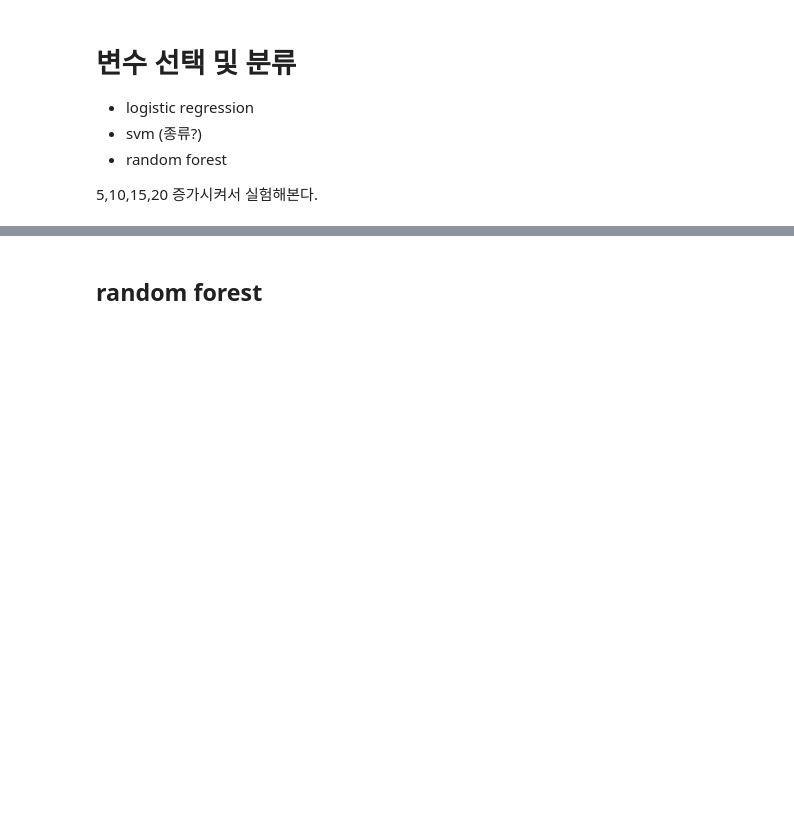
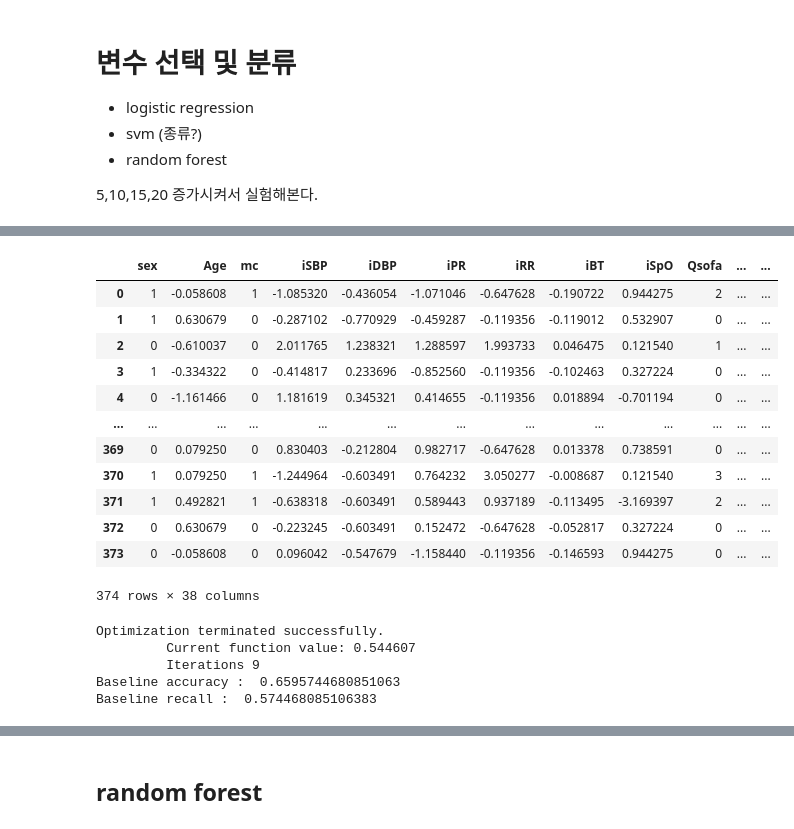
Before and after one commit to bub3690/22-1_multivariate, a Jupyter notebook: final_project/Classification-rftree-pre.ipynb, the cells around one changed output, grey strips where cells are left out. Drawn from its saved outputs; the diff is of its cells as text; code cells hidden in the pictures; blank space fills up the shorter version.

```diff
--- a/final_project/Classification-rftree-pre.ipynb
+++ b/final_project/Classification-rftree-pre.ipynb
@@ -307,0 +384,58 @@ x_test_rftree=x_test_rftree[[ 'bed', '3m-Adm', '1y-UTI', 'Hsp-acq', '3m-Ab','Hb'
+# %%
+import statsmodels.api as sm
+
+numeric_cols=[]
+for idx,col in enumerate(x_train.columns):
+    col_type = x_train[col].dtype
+    if col_type.name !='category':
+        numeric_cols.append(col)
+# %%
+#표준화
+
+
+scaler = StandardScaler()
+
+x_train_base_logistic = x_train.copy()
+x_test_base_logistic = x_test.copy()
+
+
+x_train_base_logistic[numeric_cols] = scaler.fit_transform(x_train_base_logistic[numeric_cols])
+x_test_base_logistic[numeric_cols] = scaler.transform(x_test_base_logistic[numeric_cols])
+# %%
+x_train_base_logistic
+# %% [output]
+|  | sex | Age | mc | iSBP | iDBP | iPR | iRR | iBT | iSpO | Qsofa | ... | ... |
+| 0 | 1 | -0.058608 | 1 | -1.085320 | -0.436054 | -1.071046 | -0.647628 | -0.190722 | 0.944275 | 2 | ... | ... |
+| 1 | 1 | 0.630679 | 0 | -0.287102 | -0.770929 | -0.459287 | -0.119356 | -0.119012 | 0.532907 | 0 | ... | ... |
+| 2 | 0 | -0.610037 | 0 | 2.011765 | 1.238321 | 1.288597 | 1.993733 | 0.046475 | 0.121540 | 1 | ... | ... |
+| 3 | 1 | -0.334322 | 0 | -0.414817 | 0.233696 | -0.852560 | -0.119356 | -0.102463 | 0.327224 | 0 | ... | ... |
+| 4 | 0 | -1.161466 | 0 | 1.181619 | 0.345321 | 0.414655 | -0.119356 | 0.018894 | -0.701194 | 0 | ... | ... |
+| ... | ... | ... | ... | ... | ... | ... | ... | ... | ... | ... | ... | ... |
+| 369 | 0 | 0.079250 | 0 | 0.830403 | -0.212804 | 0.982717 | -0.647628 | 0.013378 | 0.738591 | 0 | ... | ... |
+| 370 | 1 | 0.079250 | 1 | -1.244964 | -0.603491 | 0.764232 | 3.050277 | -0.008687 | 0.121540 | 3 | ... | ... |
+| 371 | 1 | 0.492821 | 1 | -0.638318 | -0.603491 | 0.589443 | 0.937189 | -0.113495 | -3.169397 | 2 | ... | ... |
+| 372 | 0 | 0.630679 | 0 | -0.223245 | -0.603491 | 0.152472 | -0.647628 | -0.052817 | 0.327224 | 0 | ... | ... |
+| 373 | 0 | -0.058608 | 0 | 0.096042 | -0.547679 | -1.158440 | -0.119356 | -0.146593 | 0.944275 | 0 | ... | ... |
+374 rows × 38 columns
+# %%
+
+
+logit_mod = sm.Logit(y_train['CIP'], x_train_base_logistic)
+results = logit_mod.fit()
+
+#model_logistic = LogisticRegression( )
+#model_logistic.fit( x_train_base_logistic, y_train['CIP'] )
+#model_logistic.predict( x_test_base_logistic )
+
+predicted = results.predict(x_test_base_logistic)
+predicted = (predicted>0.5).astype(int)
+
+
+print('Baseline accuracy : ' ,accuracy_score(y_pred = predicted, y_true = y_test['CIP']))
+print('Baseline recall : ' ,recall_score(y_pred = predicted, y_true = y_test['CIP'],average=None)[1] )
+# %% [output]
+Optimization terminated successfully.
+         Current function value: 0.544607
+         Iterations 9
+Baseline accuracy :  0.6595744680851063
+Baseline recall :  0.574468085106383
```
Also changed, not shown: parts of 48 cells of this notebook, 4 other files.
